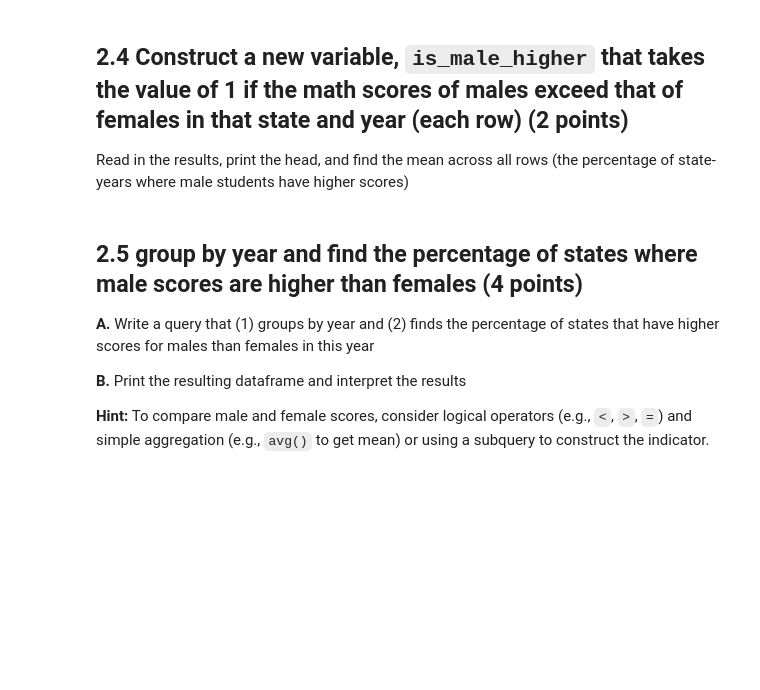
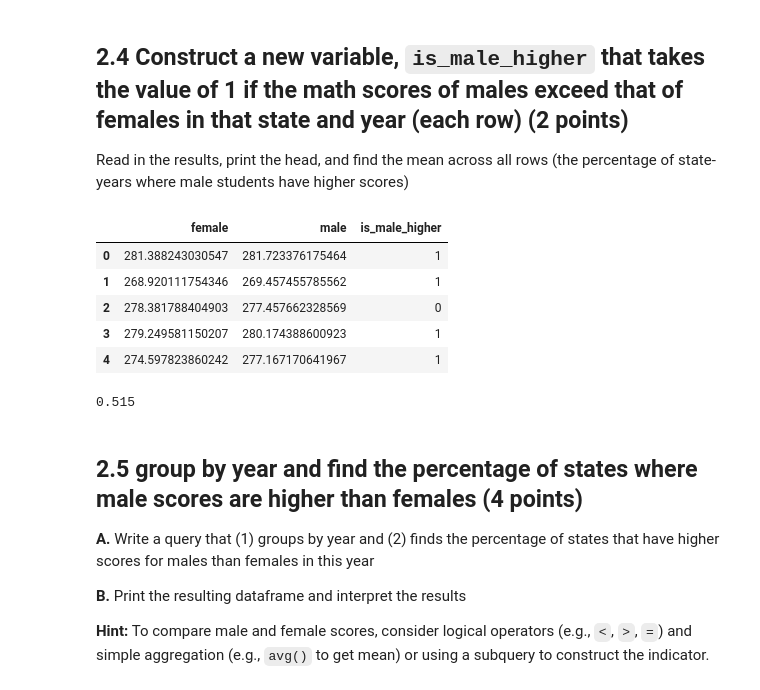
Before and after one commit to tommy-robinson/QSS20_S25, a Jupyter notebook: my_work/pset4/pset4_blank.ipynb, the cells around one changed output. Saved outputs shown, nothing was run; the diff lists cells and outputs as text; code cells hidden in the pictures; blank space fills up the shorter version.

```diff
--- a/my_work/pset4/pset4_blank.ipynb
+++ b/my_work/pset4/pset4_blank.ipynb
@@ -314,3 +354,25 @@ Read in the results, print the head, and find the mean across all rows (the perc
+# %%
+# your code here
+score_query = """
+SELECT female, male,
+    CASE
+        WHEN male > female THEN 1
+        ELSE 0
+    END AS is_male_higher
+FROM math_gencompare
+"""
+score_d = pd.read_sql_query(score_query, cnx)
+score_d.head()
+score_d["is_male_higher"].mean()
+# Males have the higher score in a greater percentage of the state-years (51.5%)
+# %% [output]
+|  | female | male | is_male_higher |
+| 0 | 281.388243030547 | 281.723376175464 | 1 |
+| 1 | 268.920111754346 | 269.457455785562 | 1 |
+| 2 | 278.381788404903 | 277.457662328569 | 0 |
+| 3 | 279.249581150207 | 280.174388600923 | 1 |
+| 4 | 274.597823860242 | 277.167170641967 | 1 |
+0.515
 # %% [markdown]
 ## 2.5 group by year and find the percentage of states where male scores are higher than females (4 points)
 
```
Also changed, not shown: parts of 20 cells of this notebook, 1 other file.
